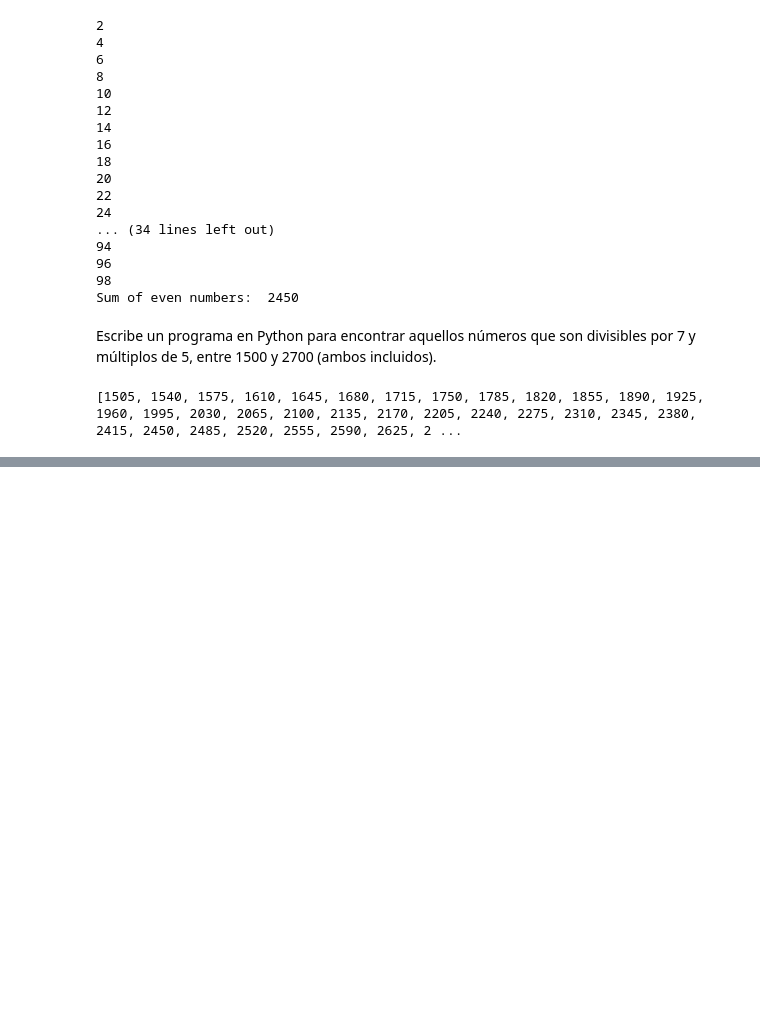
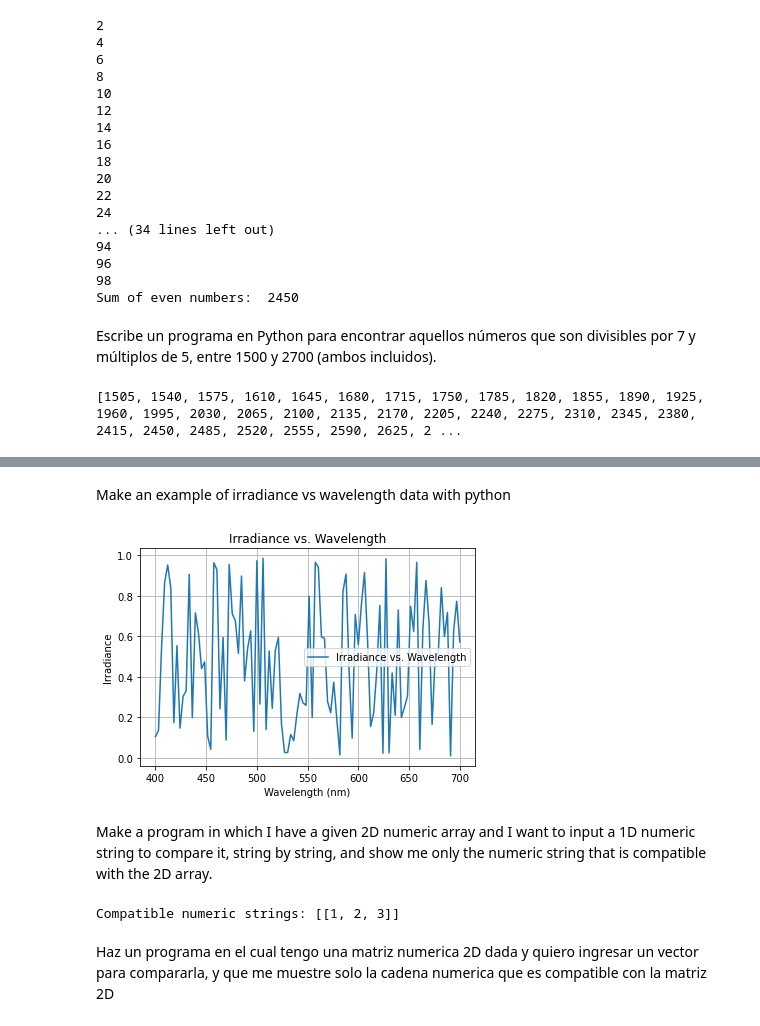
Before and after one commit to underbloodx0/Computational-maths003, a Jupyter notebook: Computational-maths003.ipynb, the cells around one changed output, grey strips where cells are left out. Drawn from its saved outputs; the diff is of its cells as text; code cells hidden in the pictures; blank space fills up the shorter version.

```diff
--- a/Computational-maths003.ipynb
+++ b/Computational-maths003.ipynb
@@ -669,0 +1078,53 @@ print(result_numbers)
+# %% [markdown]
+Make an example of irradiance vs wavelength data with python
+# %%
+import numpy as np
+import matplotlib.pyplot as plt
+
+# Generate wavelength data in the visible spectrum (400 to 700 nanometers)
+wavelengths = np.linspace(400, 700, 100)
+
+# Generate random irradiance data for each wavelength
+irradiance = np.random.uniform(low=0, high=1, size=len(wavelengths))
+
+# Plotting the data
+plt.plot(wavelengths, irradiance, label='Irradiance vs. Wavelength')
+plt.title('Irradiance vs. Wavelength')
+plt.xlabel('Wavelength (nm)')
+plt.ylabel('Irradiance')
+plt.legend()
+plt.grid(True)
+plt.show()
+# %% [output]
+[figure, added]
+# %% [markdown]
+Make a program in which I have a given 2D numeric array and I want to input a 1D numeric string to compare it, string by string, and show me only the numeric string that is compatible with the 2D array.
+# %%
+def compare_numeric_strings(input_string, numeric_array_2d):
+    compatible_strings = []
+
+    for row in numeric_array_2d:
+        for number in row:
+            if str(number) == input_string:
+                compatible_strings.append(row)
+
+    return compatible_strings
+
+#Example usage:
+numeric_array_2d = [
+    [1, 2, 3],
+    [4, 5, 6],
+    [7, 8, 9]
+]
+input_string = input("Enter a numeric string to compare: ")
+
+result = compare_numeric_strings(input_string, numeric_array_2d)
+
+if result:
+    print(f"Compatible numeric strings: {result}")
+else:
+    print("No compatible numeric strings found.")
+# %% [output]
+Compatible numeric strings: [[1, 2, 3]]
+# %% [markdown]
+Haz un programa en el cual tengo una matriz numerica 2D dada y quiero ingresar un vector para compararla, y que me muestre solo la cadena numerica que es compatible con la matriz 2D
```
Also changed, not shown: parts of 25 cells of this notebook, 3 other files.
